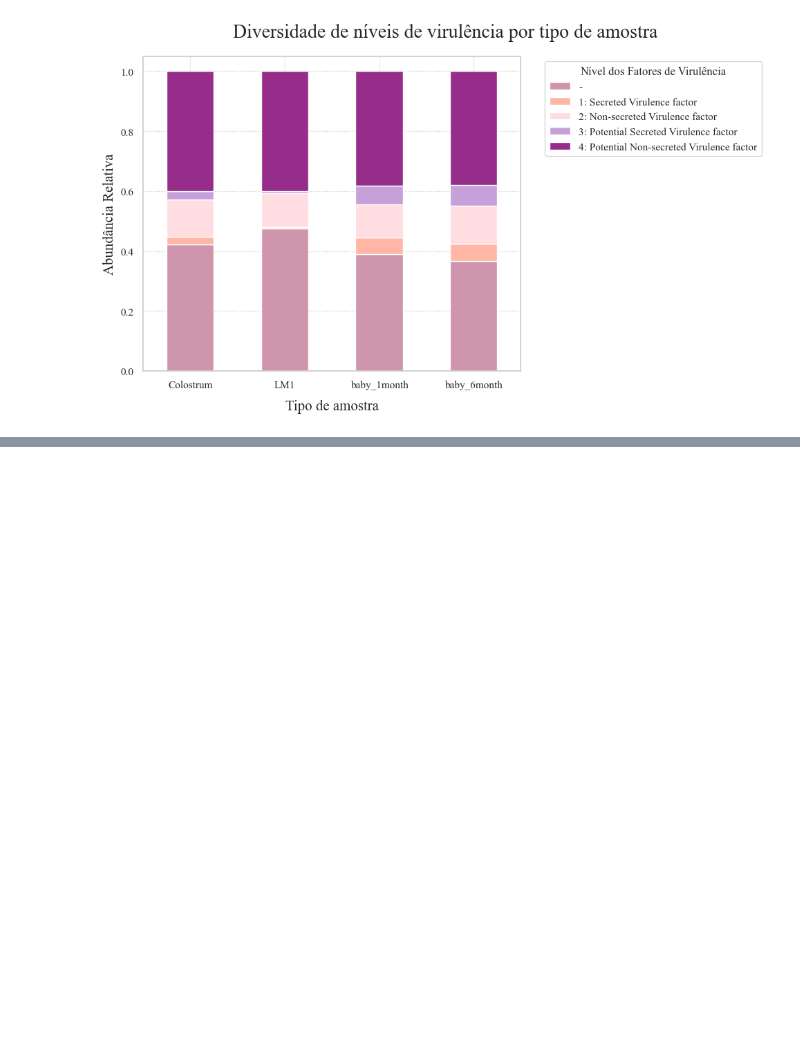
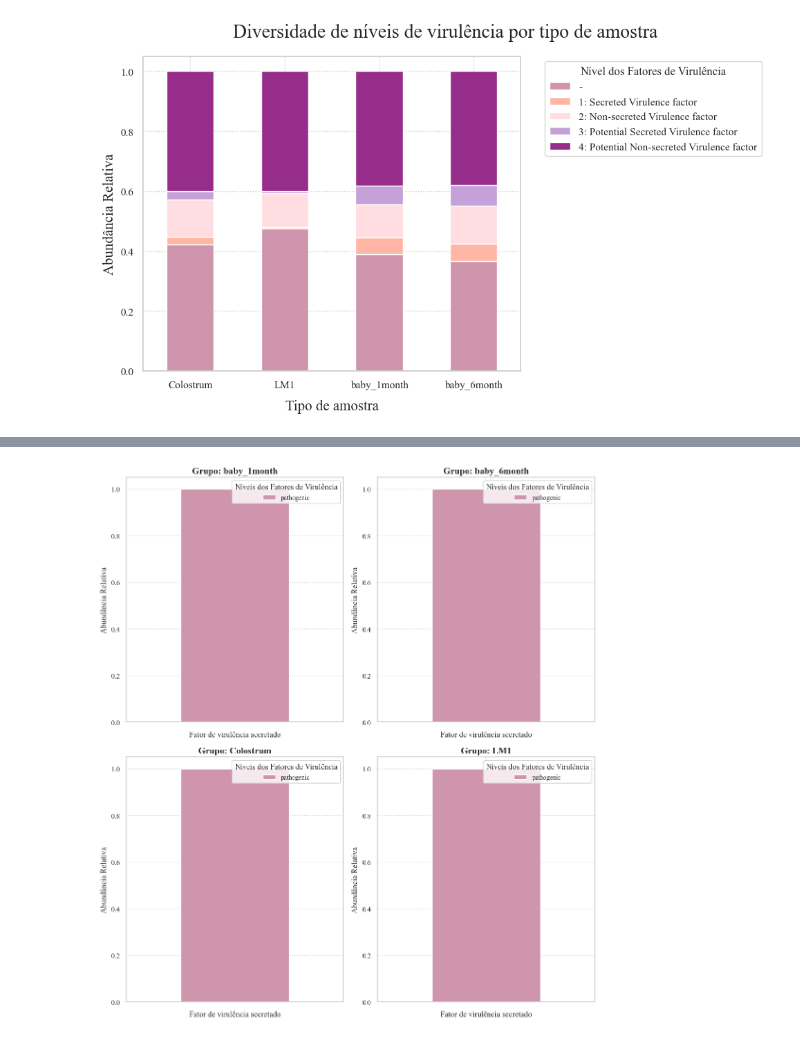
Before and after one commit to monocas/TCC-Leite-Materno, a Jupyter notebook: PathoFact/pathofact_analise/tratamento_de_dados.ipynb, the cells around one changed output, grey strips where cells are left out. Cells and saved outputs as stored; diff of their text form; code cells hidden in the pictures; blank space fills up the shorter version.

```diff
--- a/PathoFact/pathofact_analise/tratamento_de_dados.ipynb
+++ b/PathoFact/pathofact_analise/tratamento_de_dados.ipynb
@@ -132,0 +138,40 @@ plt.show()
+# %%
+# Filtrar as linhas onde a coluna "Virulence_confidence_level" é igual a "3: Potential Secreted Virulence factor"
+filtered_virulence_secreted = virulence_concat[virulence_concat['Virulence_confidence_level'] ==  '1: Secreted Virulence factor']
+# %%
+#Passo 2: Criar uma figura com 4 subplots
+fig, axes = plt.subplots(2, 2, figsize=(12, 12))
+
+# Obter os grupos únicos
+groups = filtered_virulence_secreted['group'].unique()
+
+for i, group in enumerate(groups):
+    ax = axes[i // 2, i % 2]  # Selecionar o subplot adequado (2x2)
+
+    # Filtrar os dados para o grupo específico
+    group_data = filtered_virulence_secreted[filtered_virulence_secreted['group'] == group]
+
+    # Contar a ocorrência de cada classe por grupo
+    class_counts = group_data.groupby(['Virulence_confidence_level', 'Virulence_classifier_prediction']).size().unstack(fill_value=0)
+
+    # Calcular a abundância relativa
+    class_relative_abundance = class_counts.div(class_counts.sum(axis=1), axis=0)
+
+    # Plotar o histograma empilhado
+    class_relative_abundance.plot(kind='bar', stacked=True, ax=ax, color=cores_personalizadas)
+    ax.set_ylabel("Abundância Relativa")
+
+    # Remover rótulos do eixo x para evitar texto vertical
+    ax.set_xlabel("Fator de virulência secretado")  # Título do eixo x em horizontal
+    ax.set_xticklabels([])  # Remove os rótulos dos ticks no eixo x
+
+    ax.set_title(f"Grupo: {group}", fontsize=14, fontweight='bold')
+    ax.legend(title="Níveis dos Fatores de Virulência", title_fontsize=12, fontsize=10, loc='upper right')
+
+
+# Ajustar layout para garantir que tudo seja exibido corretamente
+plt.tight_layout(rect=[0, 0, 0.9, 1])  # Ajustar o layout para a legenda externa
+plt.savefig('virulence_factors_secreted.png')
+plt.show()
+# %% [output]
+[figure, added]
```
Also changed, not shown: parts of 4 cells of this notebook, 7 other files.
